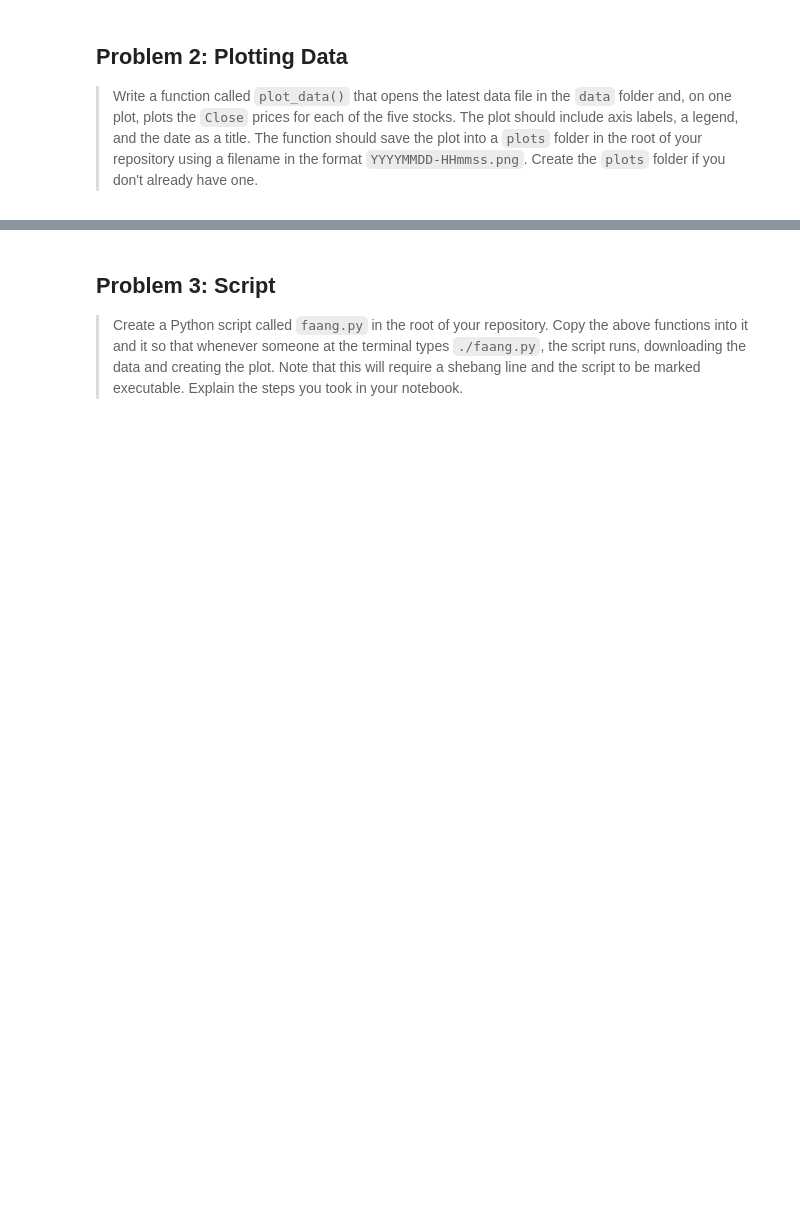
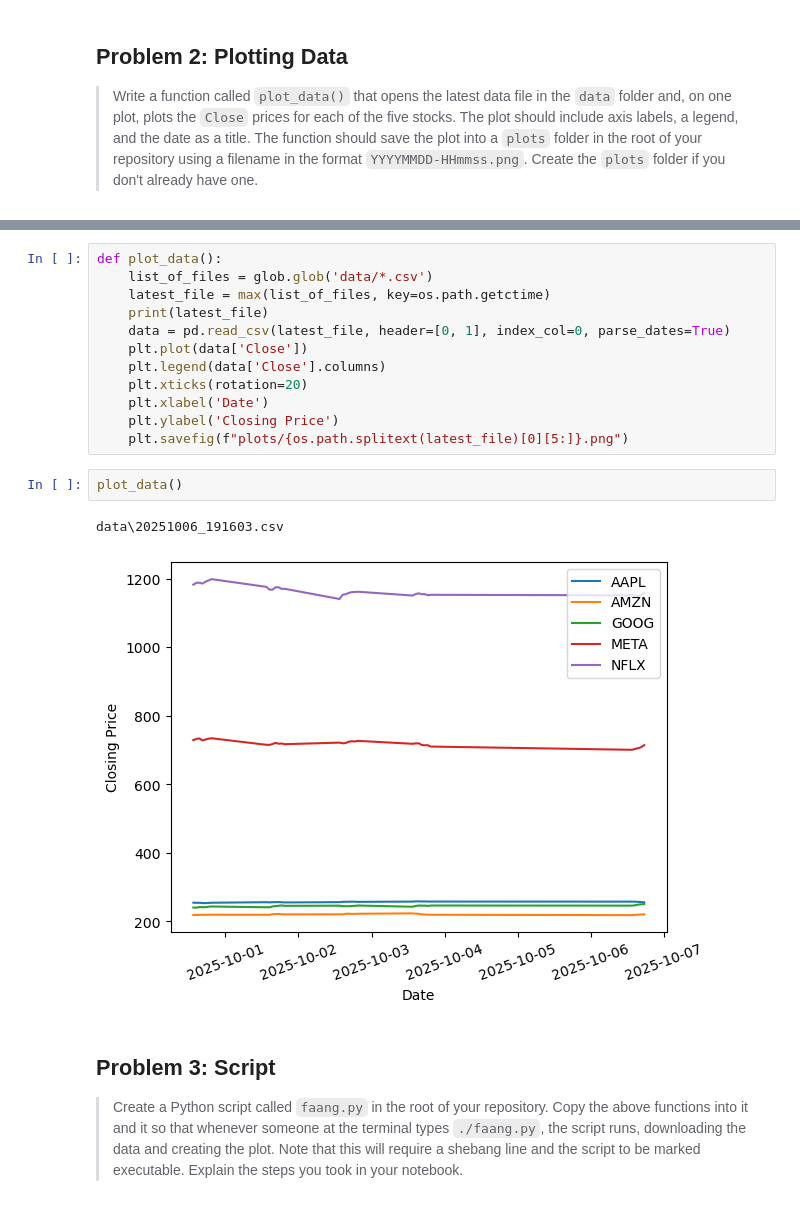
Before and after one commit to CeamanCollins/computer-infrastructure-assessment, a Jupyter notebook: problems.ipynb, the cells around one changed output, grey strips where cells are left out. Drawn from its saved outputs; the diff is of its cells as text; blank space fills up the shorter version.

```diff
--- a/problems.ipynb
+++ b/problems.ipynb
@@ -21,3 +103,20 @@ This notebook covers the problems covered in the ATU module Computer Infrastruct
+# %%
+def plot_data():
+    list_of_files = glob.glob('data/*.csv')
+    latest_file = max(list_of_files, key=os.path.getctime)
+    print(latest_file)
+    data = pd.read_csv(latest_file, header=[0, 1], index_col=0, parse_dates=True)
+    plt.plot(data['Close'])
+    plt.legend(data['Close'].columns)
+    plt.xticks(rotation=20)
+    plt.xlabel('Date')
+    plt.ylabel('Closing Price')
+    plt.savefig(f"plots/{os.path.splitext(latest_file)[0][5:]}.png")
+# %%
+plot_data()
+# %% [output]
+data\20251006_191603.csv
+[figure, added]
 # %% [markdown]
 ## Problem 3: Script
 
```
Also changed, not shown: parts of 12 cells of this notebook, 3 other files.
